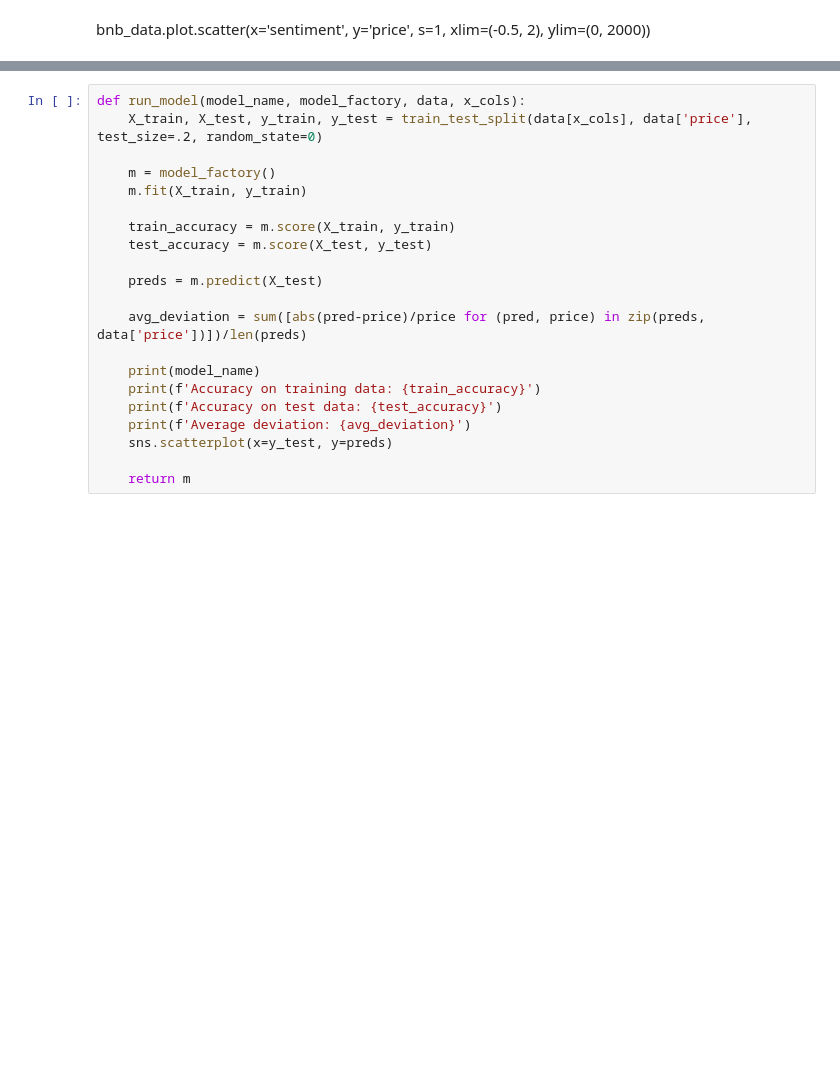
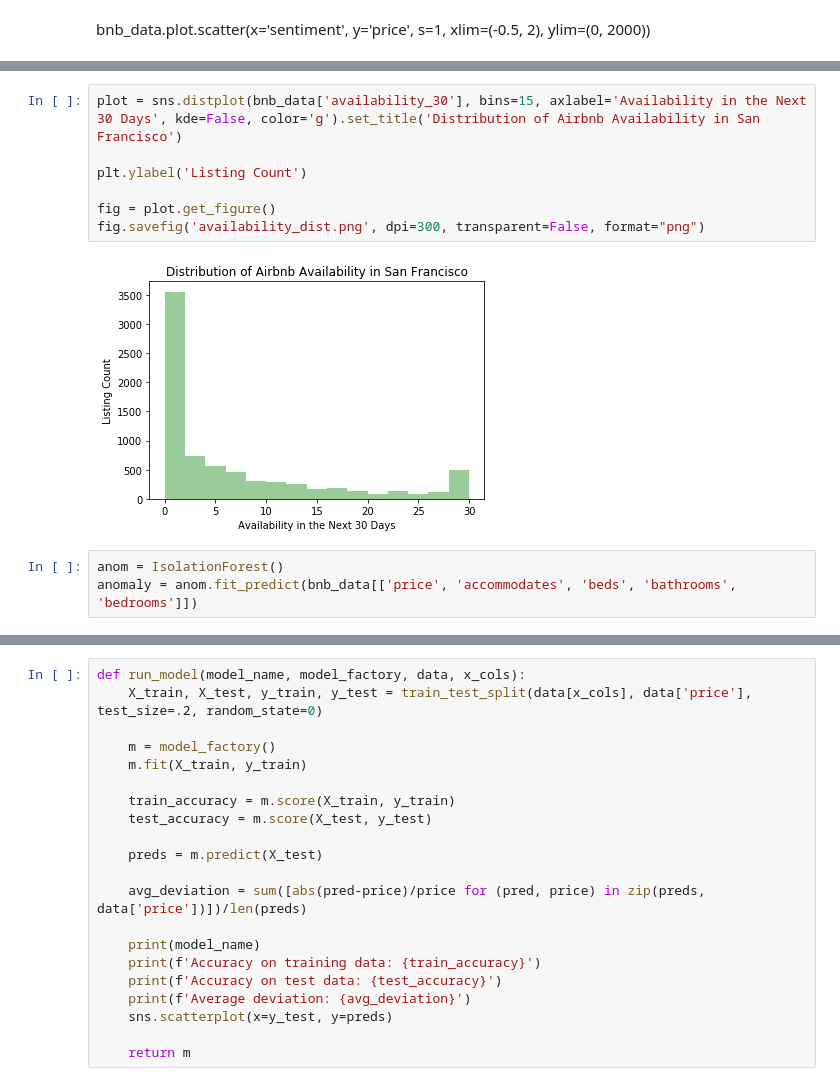
Before and after one commit to EmiliaPaz/EECS731_FinalProject, a Jupyter notebook: notebooks/Airbnb.ipynb, the cells around one changed output, grey strips where cells are left out. Cells and saved outputs as stored; diff of their text form; blank space fills up the shorter version.

```diff
--- a/notebooks/Airbnb.ipynb
+++ b/notebooks/Airbnb.ipynb
@@ -131,0 +139,12 @@ fig.savefig('price_dist.png', dpi=300, transparent=True, format="png")
+# %%
+plot = sns.distplot(bnb_data['availability_30'], bins=15, axlabel='Availability in the Next 30 Days', kde=False, color='g').set_title('Distribution of Airbnb Availability in San Francisco')
+
+plt.ylabel('Listing Count')
+
+fig = plot.get_figure()
+fig.savefig('availability_dist.png', dpi=300, transparent=False, format="png")
+# %% [output]
+[figure, added]
+# %%
+anom = IsolationForest()
+anomaly = anom.fit_predict(bnb_data[['price', 'accommodates', 'beds', 'bathrooms', 'bedrooms']])
```
Also changed, not shown: parts of 13 cells of this notebook.
